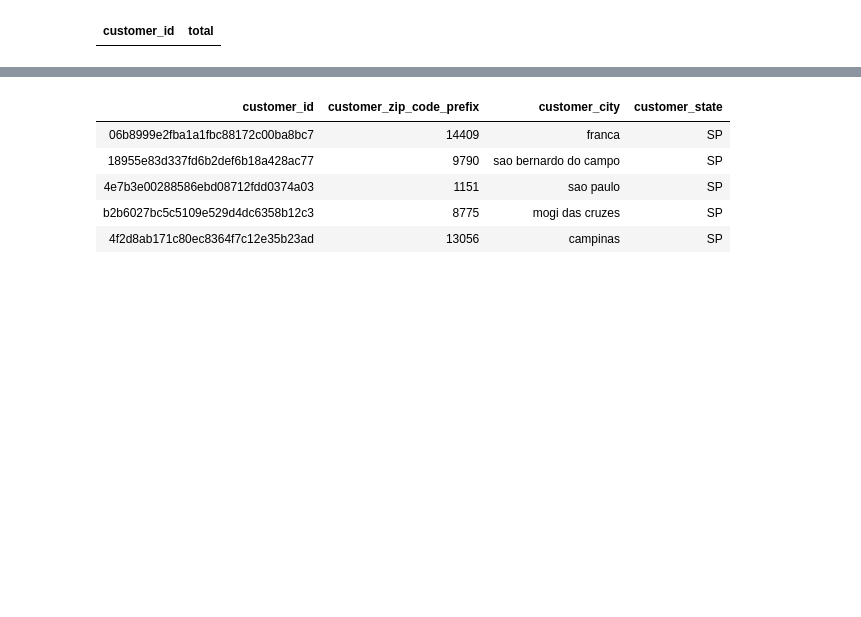
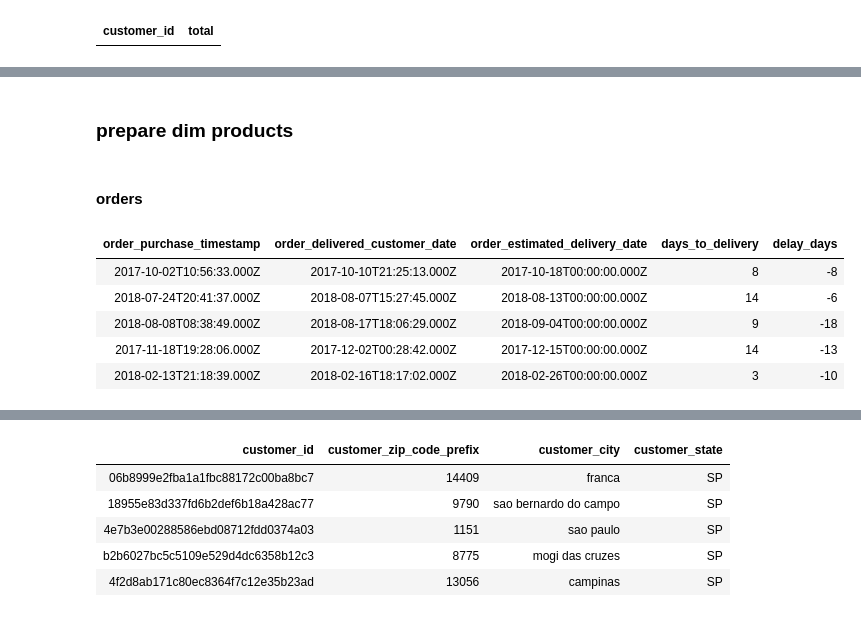
Before and after one commit to Polinez/Lerning_DataWarehouse_PowerBI, a Jupyter notebook: notebooks/02_ETL/03_Gold.ipynb, the cells around one changed output, grey strips where cells are left out. Saved outputs shown, nothing was run; the diff lists cells and outputs as text; code cells hidden in the pictures; blank space fills up the shorter version.

```diff
--- a/notebooks/02_ETL/03_Gold.ipynb
+++ b/notebooks/02_ETL/03_Gold.ipynb
@@ -78,0 +82,28 @@ LIMIT 5;
+# %% [markdown]
+### prepare dim products
+# %% [markdown]
+#### orders
+# %%
+%sql
+
+CREATE OR REPLACE VIEW gold.orders AS
+(
+SELECT DISTINCT
+    * EXCEPT(`order_status`, `_ingested_at`, `_source_file`),
+    DATE_TRUNC('month', order_purchase_timestamp) AS purchase_year_month,
+    MONTH(order_purchase_timestamp)               AS purchase_month,
+    YEAR(order_purchase_timestamp)                AS purchase_year,
+    DATEDIFF(order_delivered_customer_date, order_purchase_timestamp)AS days_to_delivery,
+    DATEDIFF(order_delivered_customer_date, order_estimated_delivery_date)   AS delay_days
+FROM silver.siv_orders
+);
+
+SELECT order_purchase_timestamp,order_delivered_customer_date,order_estimated_delivery_date,days_to_delivery,delay_days FROM gold.orders
+LIMIT 5;
+# %% [output]
+| order_purchase_timestamp | order_delivered_customer_date | order_estimated_delivery_date | days_to_delivery | delay_days |
+| 2017-10-02T10:56:33.000Z | 2017-10-10T21:25:13.000Z | 2017-10-18T00:00:00.000Z | 8 | -8 |
+| 2018-07-24T20:41:37.000Z | 2018-08-07T15:27:45.000Z | 2018-08-13T00:00:00.000Z | 14 | -6 |
+| 2018-08-08T08:38:49.000Z | 2018-08-17T18:06:29.000Z | 2018-09-04T00:00:00.000Z | 9 | -18 |
+| 2017-11-18T19:28:06.000Z | 2017-12-02T00:28:42.000Z | 2017-12-15T00:00:00.000Z | 14 | -13 |
+| 2018-02-13T21:18:39.000Z | 2018-02-16T18:17:02.000Z | 2018-02-26T00:00:00.000Z | 3 | -10 |
```
Also changed, not shown: parts of 37 cells of this notebook, 1 other file.
